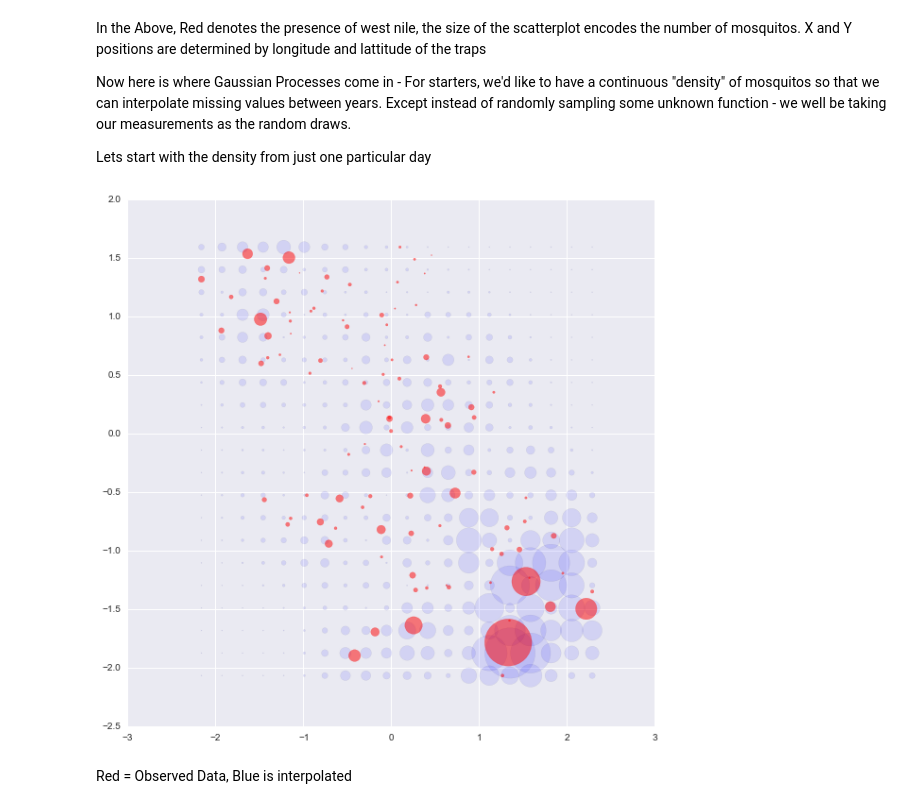
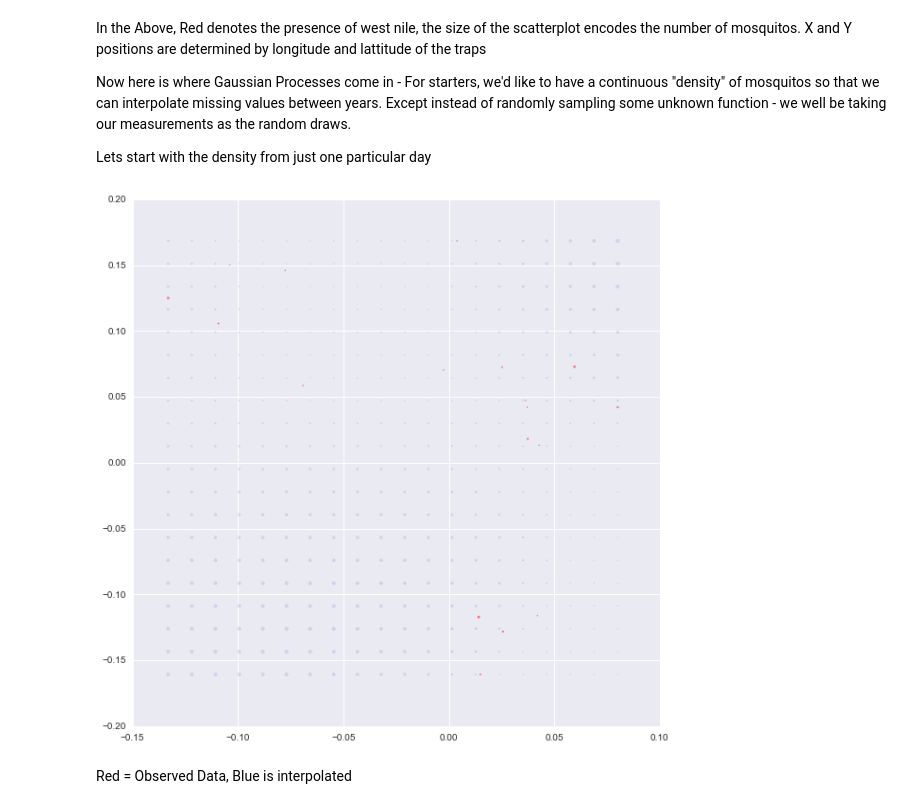
Before and after one commit to jonahwilliams/notebooks, a Jupyter notebook: independent_study/WestNileChicago.ipynb, the cells around one changed output. Saved outputs shown, nothing was run; the diff lists cells and outputs as text; code cells hidden in the pictures.

```diff
--- a/independent_study/WestNileChicago.ipynb
+++ b/independent_study/WestNileChicago.ipynb
@@ -80,0 +79,5 @@ As a Rough simplifying assumption, I'm going to group all of the satelite traps
+# %%
+data['Date'] = pd.to_datetime(data['Date'])
+data['time'] = data['Date'].map(lambda x: (x - np.datetime64('2007-05-29')).days)
+data = data.drop(['Date'], axis=1)
+data.head(n=10)
@@ -89,3 +104,9 @@ trap_locations.head()
 | T003 | 41.964242 | -87.757639 |
 | T004 | 41.962728 | -87.748367 |
 | T005 | 41.942114 | -87.776385 |
+# %%
+# Center Data
+trap_locations['hori'] = trap_locations['Latitude'] - np.mean(trap_locations['Latitude'])
+trap_locations['vert'] = trap_locations['Longitude'] - np.mean(trap_locations['Longitude'])
+trap_locations.drop(['Longitude','Latitude'], axis=1, inplace=True)
+trap_locations.head()
@@ -92,6 +121,6 @@ trap_locations.head()
 # %%
-grouped_count = data[["Date","Trap","NumMosquitos"]].groupby(["Date","Trap"]).sum()
-grouped_presence = data[["Date","Trap","WnvPresent"]].groupby(["Date","Trap"]).max()
+grouped_count = data[["time","Trap","NumMosquitos"]].groupby(["time","Trap"]).sum()
+grouped_presence = data[["time","Trap","WnvPresent"]].groupby(["time","Trap"]).max()
 # %%
 grouped_count.head(n=5)
 # %% [output]
@@ -161,16 +190,15 @@ def kernel(A, B, ls=0.1):
             kernel_matrix[i][j] = r
     return np.exp( -kernel_matrix / ls)
 
-N = 103         # number of training points.
+subset = inference[inference.time == 0]
+N = len(subset)        # number of training points.
 n = 20         # number of test points.
-s = 0.0001          # noise variance.
-X = subset[["Latitude","Longitude"]].values
-X = (X - np.mean(X, axis=0)) / np.std(X, axis=0)
+s = 0.00001          # noise variance.
+X = subset[["hori","vert"]].values
 x1_min = min(X[:,0])
 x1_max = max(X[:,0])
 x2_max = max(X[:,1])
 x2_min = min(X[:,1])
-
 
 
 y = subset.NumMosquitos.values
@@ -192,10 +220,10 @@ s2 = np.diag(K_) - np.sum(Lk**2, axis=0)
 s = np.sqrt(s2)
 # %%
 plt.figure(figsize=(10, 10))
-plt.scatter(Xtest[:, 1], Xtest[:, 0], s=np.abs(mu) + 1, alpha=0.1)
+plt.scatter(Xtest[:, 1], Xtest[:, 0], s=np.maximum(1, mu), alpha=0.1)
 plt.scatter(X[:, 1], X[:, 0], s=y, color="Red", alpha=0.5)
 plt.show()
 # %% [output]
-[figure, old version]
+[figure, new version]
 # %% [markdown]
 Red = Observed Data, Blue is interpolated
```
Also changed, not shown: parts of 16 cells of this notebook, 1 other file.
